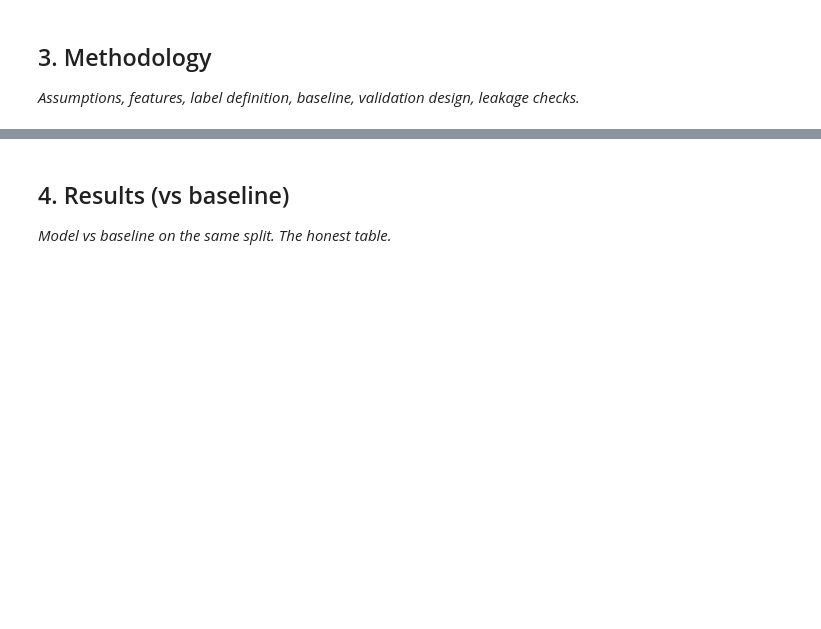
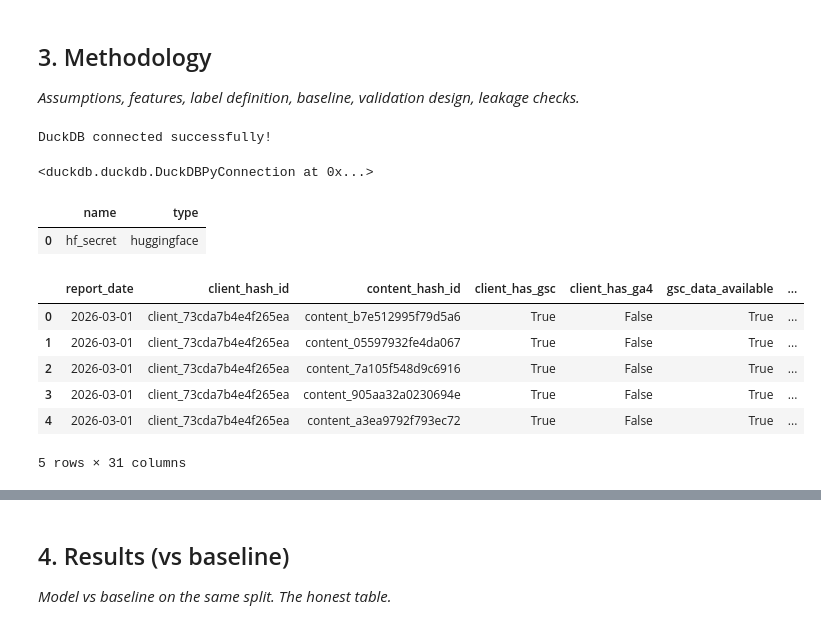
Before and after one commit to swiftcoder0/flyrank_intership_assignment, a Jupyter notebook: work/notebooks/capstone.ipynb, the cells around one changed output, grey strips where cells are left out. Drawn from its saved outputs; the diff is of its cells as text; code cells hidden in the pictures; blank space fills up the shorter version.

```diff
--- a/work/notebooks/capstone.ipynb
+++ b/work/notebooks/capstone.ipynb
@@ -18,3 +18,12 @@ This skeleton is yours to fill. Work the sections **in order** — each one has
 ## 3. Methodology
 
 *Assumptions, features, label definition, baseline, validation design, leakage checks.*
+# %%
+import duckdb
+import pandas as pd
+
+con = duckdb.connect()
+
+print("DuckDB connected successfully!")
+# %% [output]
+DuckDB connected successfully!
@@ -20,0 +41,31 @@ This skeleton is yours to fill. Work the sections **in order** — each one has
+# %%
+con.execute(f"""
+CREATE SECRET hf_secret (
+    TYPE HUGGINGFACE,
+    TOKEN '{HF_TOKEN}'
+)
+""")
+# %% [output]
+<duckdb.duckdb.DuckDBPyConnection at 0x...>
+# %%
+con.sql("SELECT name, type FROM duckdb_secrets();").df()
+# %% [output]
+|  | name | type |
+| 0 | hf_secret | huggingface |
+# %%
+df=con.sql("""
+SELECT *
+   FROM read_parquet(
+   'hf://datasets/FlyRank/internship-warehouse/fact_content_daily_performance/month=2026-03/data_0.parquet')
+   WHERE gsc_data_available is TRUE
+   LIMIT 10
+""").df()
+df.head()
+# %% [output]
+|  | report_date | client_hash_id | content_hash_id | client_has_gsc | client_has_ga4 | gsc_data_available | ... |
+| 0 | 2026-03-01 | client_73cda7b4e4f265ea | content_b7e512995f79d5a6 | True | False | True | ... |
+| 1 | 2026-03-01 | client_73cda7b4e4f265ea | content_05597932fe4da067 | True | False | True | ... |
+| 2 | 2026-03-01 | client_73cda7b4e4f265ea | content_7a105f548d9c6916 | True | False | True | ... |
+| 3 | 2026-03-01 | client_73cda7b4e4f265ea | content_905aa32a0230694e | True | False | True | ... |
+| 4 | 2026-03-01 | client_73cda7b4e4f265ea | content_a3ea9792f793ec72 | True | False | True | ... |
+5 rows × 31 columns
```
Also changed, not shown: parts of 3 cells of this notebook.
